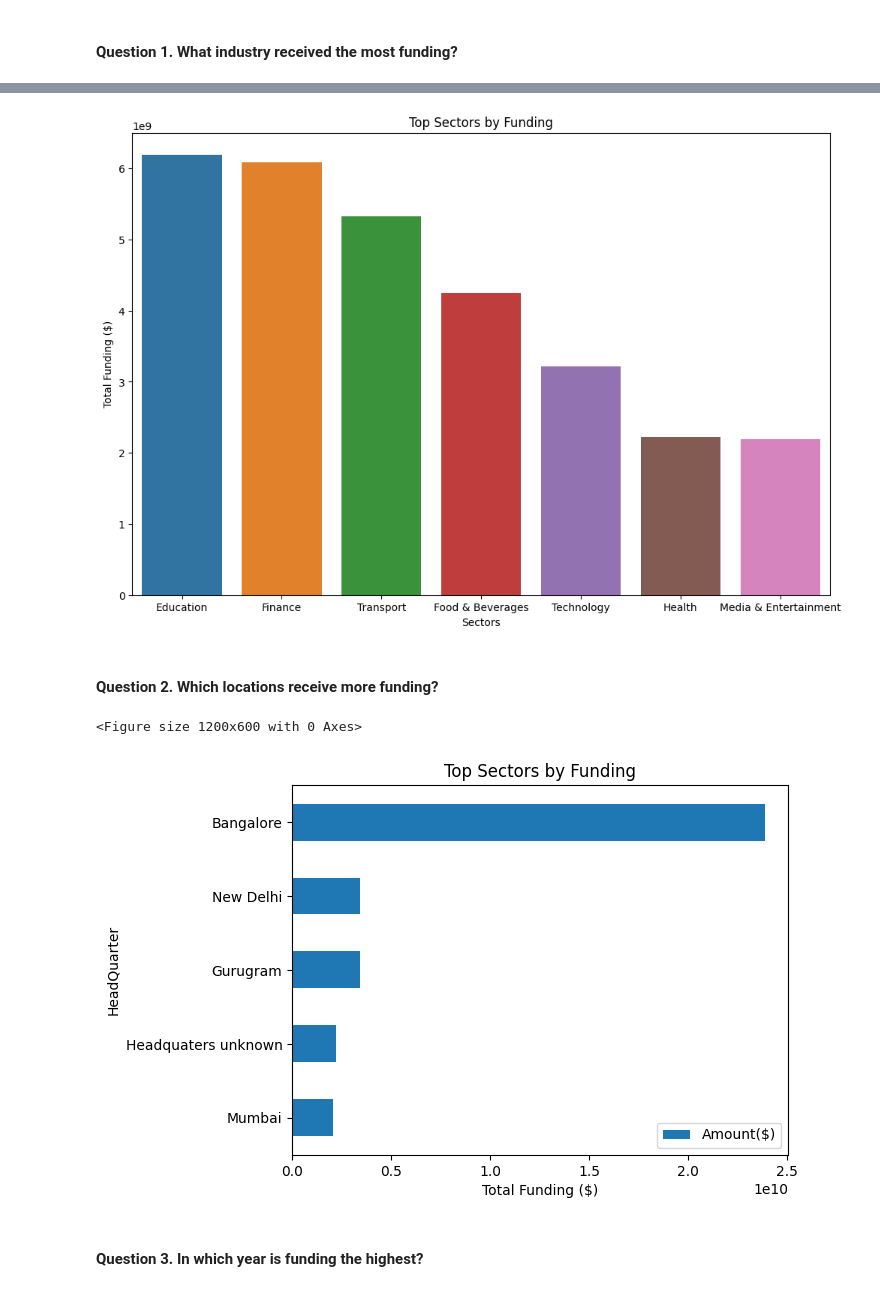
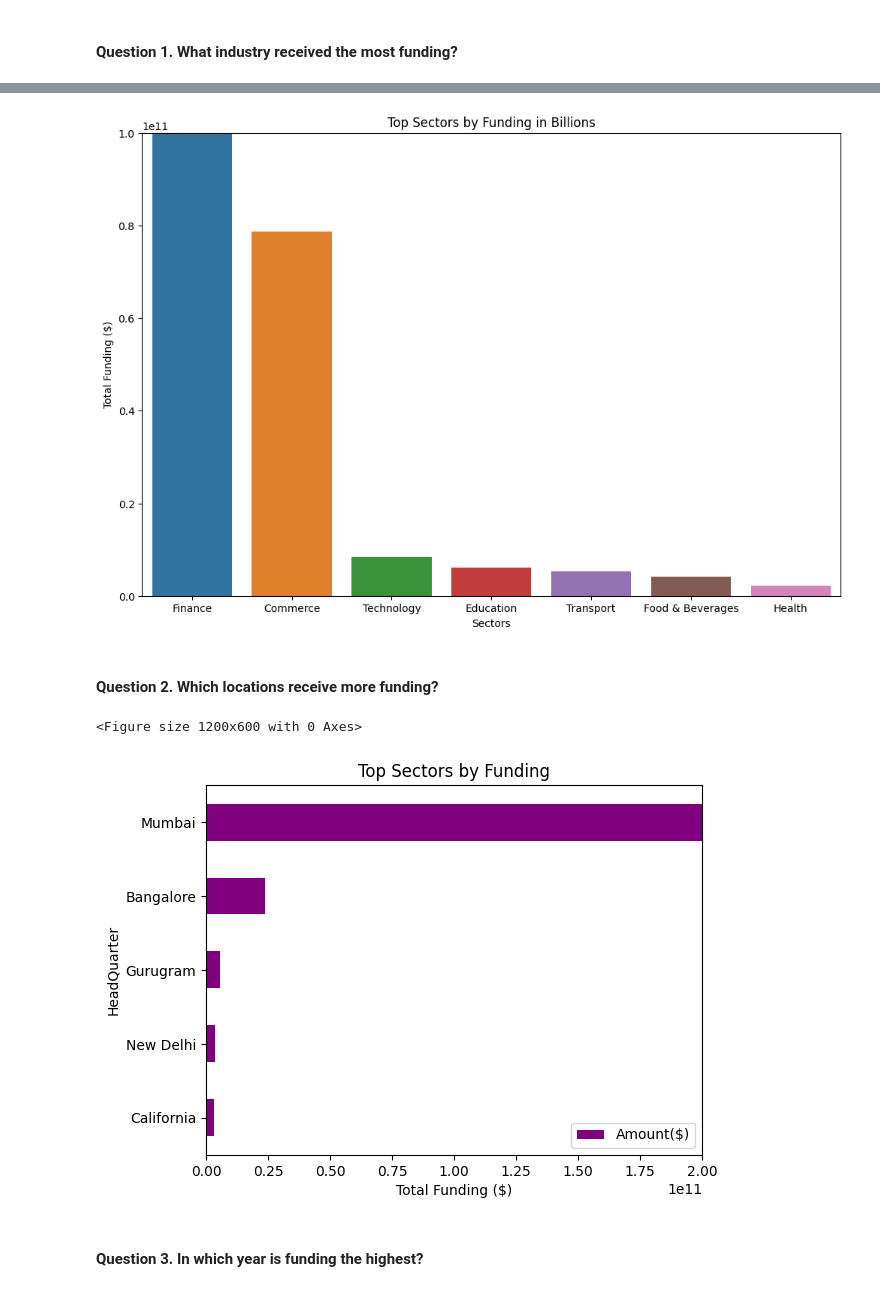
Before and after one commit to coderacheal/Indian-Startup-Ecosystem-Analysis, a Jupyter notebook: indian-startup.ipynb, the cells around one changed output, grey strips where cells are left out. Drawn from its saved outputs; the diff is of its cells as text; code cells hidden in the pictures.

Commit message:
Finalise graphs and colours

```diff
--- a/indian-startup.ipynb
+++ b/indian-startup.ipynb
@@ -221,9 +221,10 @@ array(['250000', '₹40,000,000', '₹65,000,000', '2000000', '—', '1600000',
 2. If value has no symbol and length of (value - symbol) > 11, then that value is in Rupees
 3. Conversion rate been used is middle of the year 30th June 2018
 # %%
-data['Amount($)'] = data['Amount($)'].str.strip()
+#tracking dollars vs rupees
+
 data['Amount($)'] = data['Amount($)'].apply(lambda x: str(x).replace(',', ''))
-data['Original Currency'] = data['Amount($)'].apply(lambda x: 'Rupees' if '₹' in x or ('$' not in x and len(x) > 11) else 'Dollars')
+data['Original Currency'] = data['Amount($)'].apply(lambda x: 'Rupees' if '₹' in x else 'Dollars')
 data.head()
 # %% [output]
 |  | Company/Brand | Sector | Stage | Amount($) | HeadQuarter | What it does | Founders | Investor | Year | ... |
@@ -232,6 +233,11 @@ data.head()
 | 2 | MyLoanCare | Credit, Financial Services, Lendi... | Series A | ₹65000000 | Gurgaon, Haryana, India | Leading Online Loans Marketplace ... | NaN | NaN | 2018 | ... |
 | 3 | PayMe India | Financial Services, FinTech | Angel | 2000000 | Noida, Uttar Pradesh, India | PayMe India is an innovative FinT... | NaN | NaN | 2018 | ... |
 | 4 | Eunimart | E-Commerce Platforms, Retail, SaaS | Seed | — | Hyderabad, Andhra Pradesh, India | Eunimart is a one stop solution f... | NaN | NaN | 2018 | ... |
+# %%
+# Fixing the true balance multiple amount issue
+
+data[data['Company/Brand'] == 'True Balance']
+data.drop(1080, axis=0, inplace=True)
 # %%
 def clean_amount():
     data['Amount($)'] = data['Amount($)'].astype(str)
@@ -795,8 +802,7 @@ Now, let's answer the questions we had.
 # %%
 data['Amount($)'].isna().sum()
 
-#Changing data type from float to make it more relatable
-data['Amount($)'] = data['Amount($)'].astype(int)
+data['Amount($)'] = data['Amount($)'].astype('uint64')
 # %%
 data.info()
 # %% [output]
@@ -832,25 +838,27 @@ top_sectors
 # %%
 plt.figure(figsize=(12, 8))
-sns.barplot(x=top_sectors.index, y='Amount($)', data=top_sectors)
-plt.title('Top Sectors by Funding')
+ax = sns.barplot(x=top_sectors.index, y='Amount($)', data=top_sectors)
+ax.set_ylim([0, 100000000000]) # set the y limit to [0, 100 million]
+plt.title('Top Sectors by Funding in Billions')
 plt.xlabel('Sectors')
 plt.ylabel('Total Funding ($)')
 plt.show()
 # %% [output]
-[figure, old version]
+[figure, new version]
 # %% [markdown]
 #### Question 2. Which locations receive more funding?
 # %%
 location = data[['HeadQuarter', 'Amount($)']].groupby('HeadQuarter').sum().sort_values(by='Amount($)', ascending=True).tail(5)
 plt.figure(figsize=(12, 6))
-location.plot(kind='barh')
+ax = location.plot(kind='barh', color='purple')
 plt.title('Top Sectors by Funding')
+ax.set_xlim([0, 200000000000])
 plt.ylabel('HeadQuarter')
 plt.xlabel('Total Funding ($)')
 plt.show()
 # %% [output]
 <Figure size 1200x600 with 0 Axes>
-[figure, old version]
+[figure, new version]
 # %% [markdown]
 #### Question 3. In which year is funding the highest?
 # %%
```
Also changed, not shown: parts of 10 cells of this notebook.
